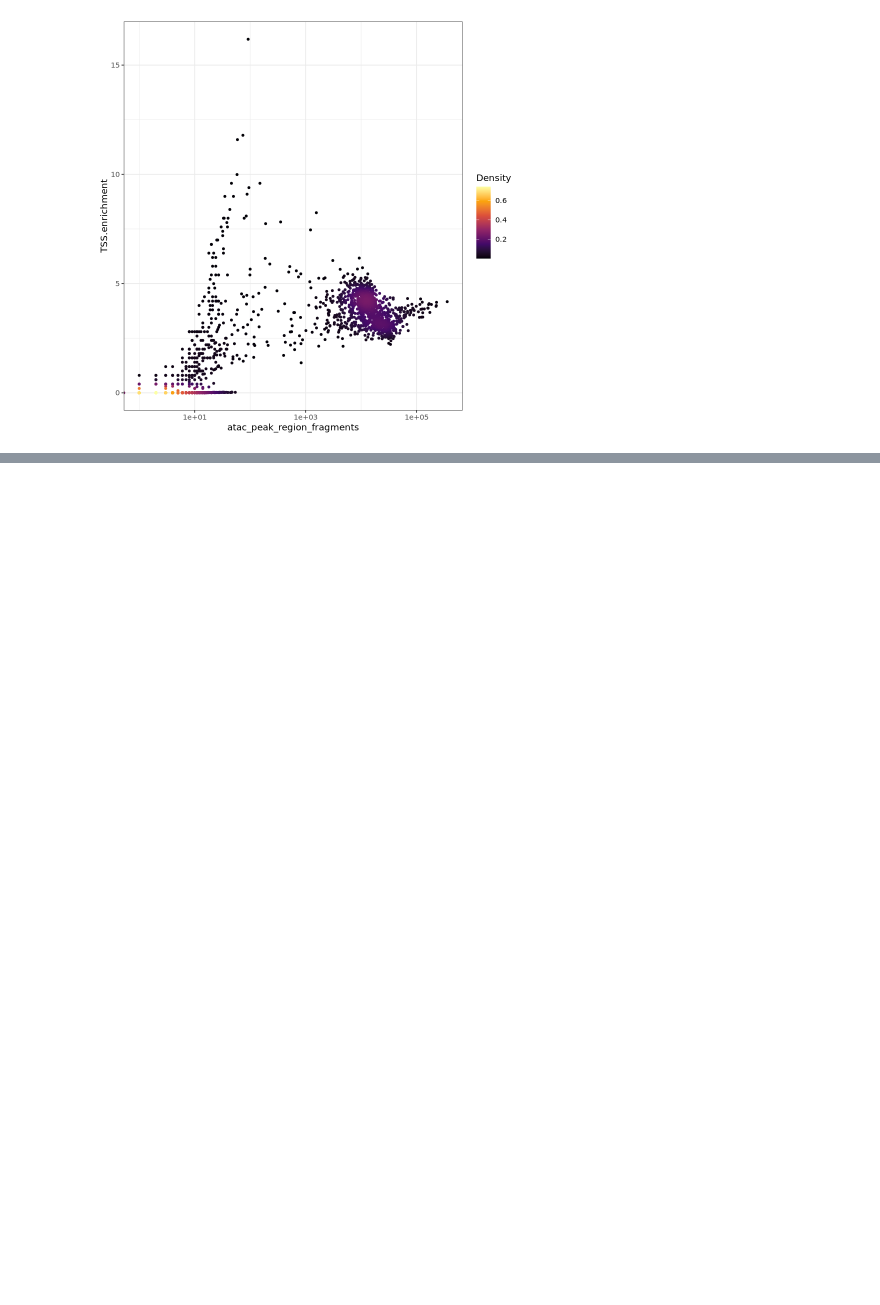
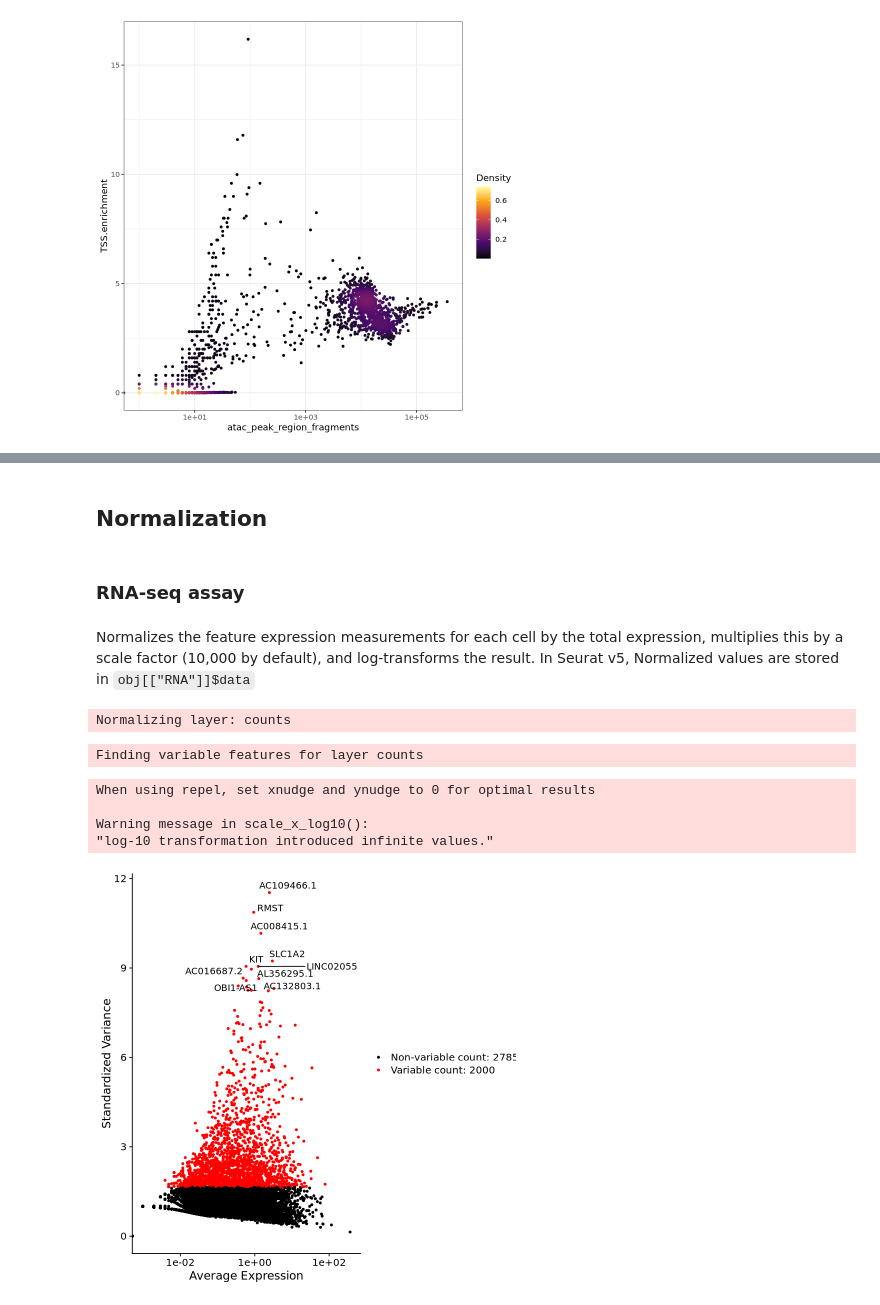
Before and after one commit to Elizabeth-mqz-gmz/scMultiomicsCourse, a Jupyter notebook: workflow/scripts/practice_2_ElizabethMarquezGomez.ipynb, the cells around one changed output, grey strips where cells are left out. Saved outputs shown, nothing was run; the diff lists cells and outputs as text; code cells hidden in the pictures; blank space fills up the shorter version.

```diff
--- a/workflow/scripts/practice_2_ElizabethMarquezGomez.ipynb
+++ b/workflow/scripts/practice_2_ElizabethMarquezGomez.ipynb
@@ -284,0 +347,6 @@ Warning message in scale_x_log10():
+# %%
+## Replace main object with the filtered one
+multi_object <- mObj_filtered
+
+rm(mObj_filtered)
+gc()
@@ -284,0 +358,21 @@ Warning message in scale_x_log10():
+# %% [markdown]
+## Normalization
+# %% [markdown]
+### RNA-seq assay
+# %% [markdown]
+Normalizes the feature expression measurements for each cell by the total expression, multiplies this by a scale factor (10,000 by default), and log-transforms the result. In Seurat v5, Normalized values are stored in `obj[["RNA"]]$data`
+# %%
+DefaultAssay(multi_object) <- "RNA"
+# Normalize RNA assay
+multi_object <- NormalizeData(multi_object, normalization.method = "LogNormalize", scale.factor = 10000)
+# %% [output]
+Normalizing layer: counts
+# %%
+## Feature selection
+## Computing the highly variable features
+multi_object <- FindVariableFeatures(multi_object, selection.method = "vst", nfeatures = 2000)
+# %% [output]
+Finding variable features for layer counts
+# %%
+## Identify the 10 most highly variable genes
+top10 <- head(VariableFeatures(multi_object), 10)
@@ -284,0 +382,11 @@ Warning message in scale_x_log10():
+# %%
+## Plot variable features with and without labels
+plot <- VariableFeaturePlot(multi_object)
+plot <- LabelPoints(plot = plot, points = top10, repel = TRUE)
+plot
+# %% [output]
+When using repel, set xnudge and ynudge to 0 for optimal results
+
+Warning message in scale_x_log10():
+"log-10 transformation introduced infinite values."
+[figure, added]
```
Also changed, not shown: parts of 28 cells of this notebook, 22 other files.
